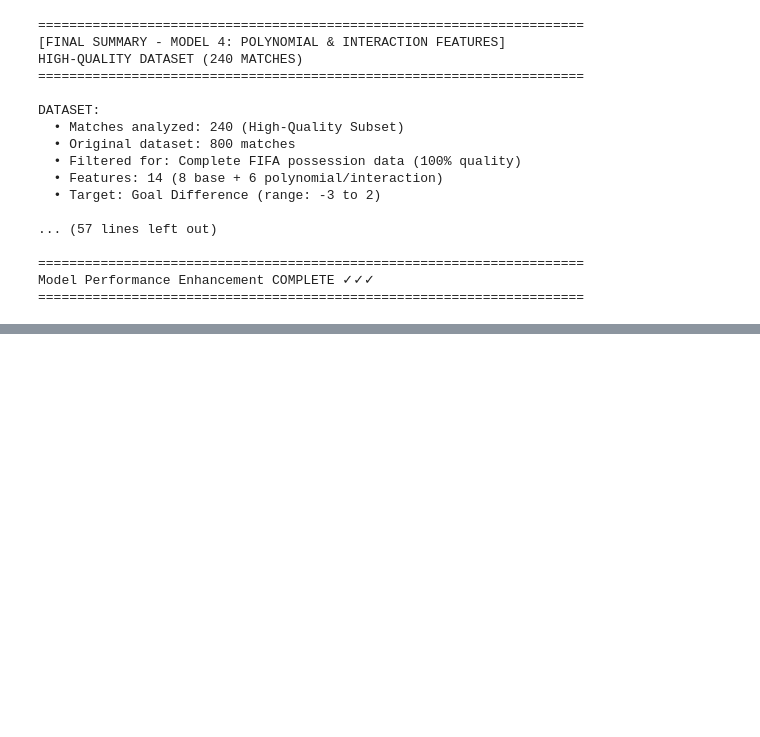
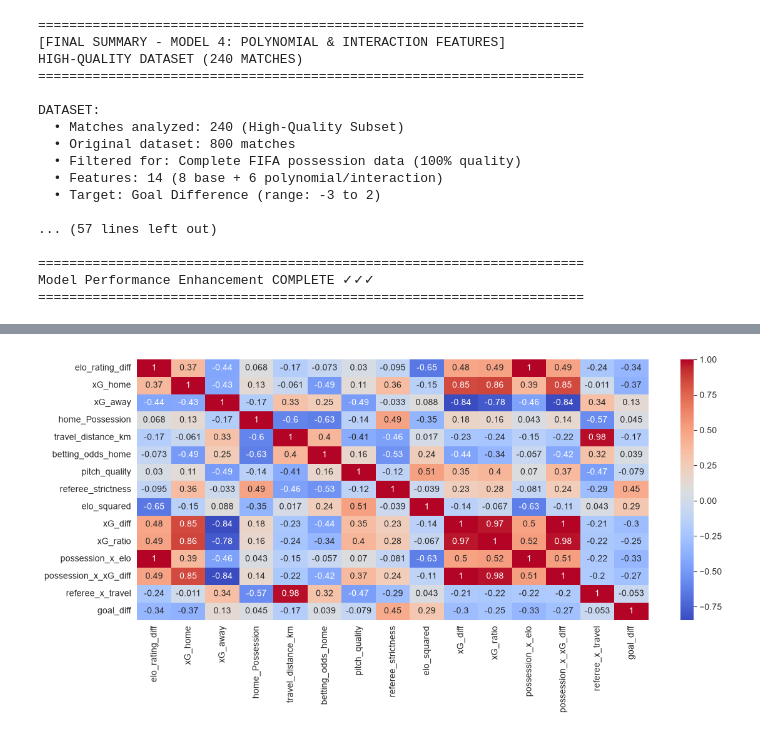
Before and after one commit to DanDooLoo/HIT140_Assessment-2_Group23, a Jupyter notebook: 2.1.LinearRegression_Enhanced_PolynomialInteraction.ipynb, the cells around one changed output, grey strips where cells are left out. Cells and saved outputs as stored; diff of their text form; code cells hidden in the pictures; blank space fills up the shorter version.

```diff
--- a/2.1.LinearRegression_Enhanced_PolynomialInteraction.ipynb
+++ b/2.1.LinearRegression_Enhanced_PolynomialInteraction.ipynb
@@ -431,0 +499,7 @@ Model Performance Enhancement COMPLETE ✓✓✓
+# %%
+# 4. Pairplot of all explanatory variables [figure x?] -- check what fig num
+sns.heatmap(corr_matrix, annot=True, cmap='coolwarm')
+
+plt.tight_layout()
+# %% [output]
+[figure, added]
```
Also changed, not shown: parts of 2 cells of this notebook.
